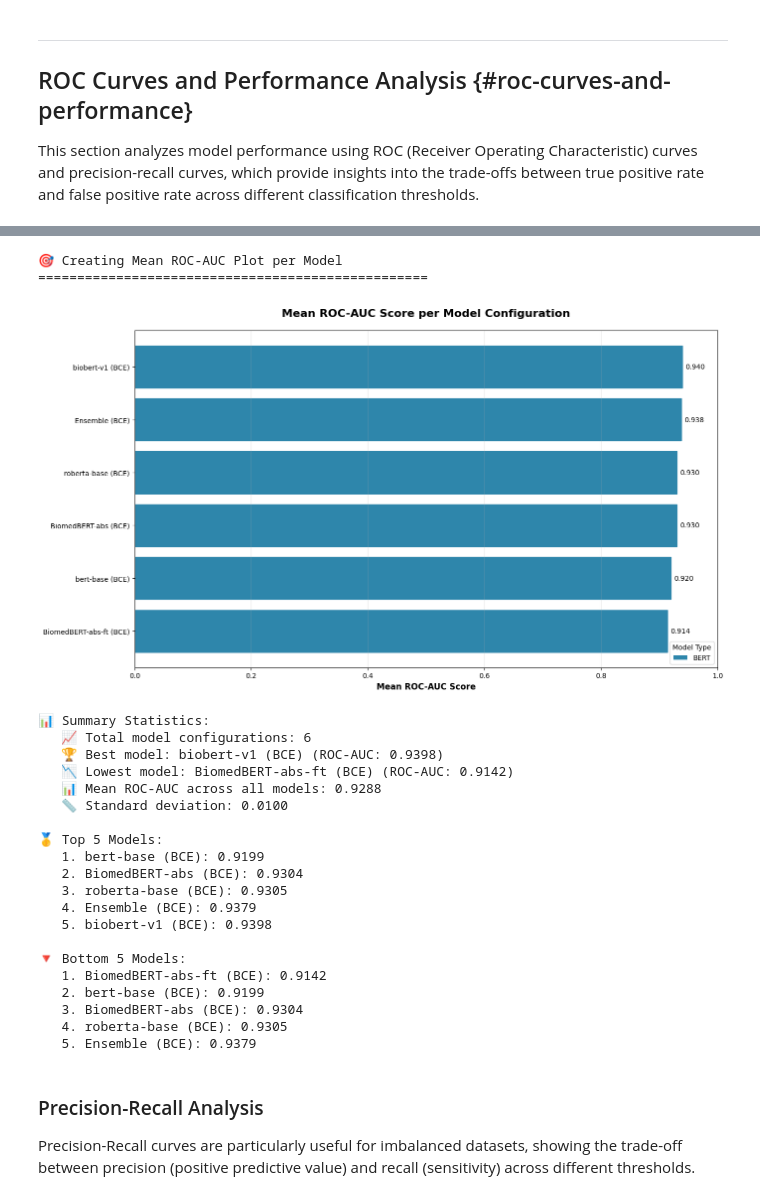
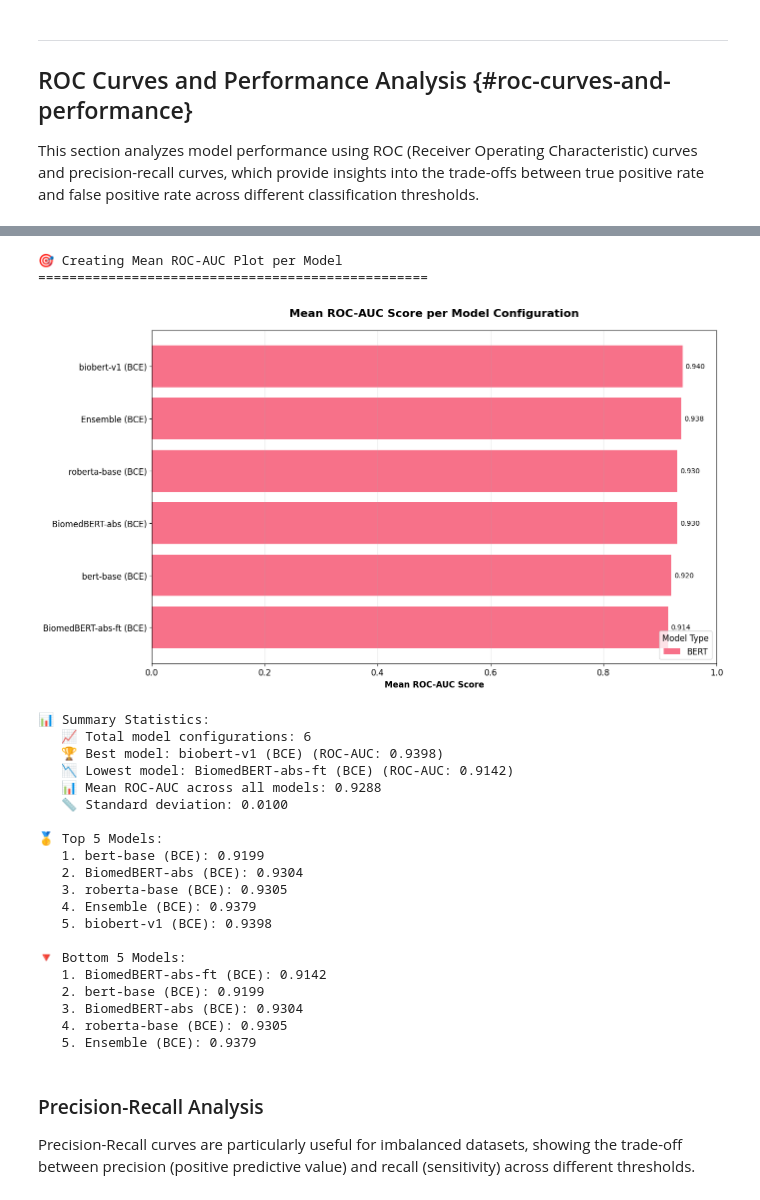
Before and after one commit to CTGN/IPBES-Classifier, a Jupyter notebook: notebooks/results copy.ipynb, the cells around one changed output, grey strips where cells are left out. Drawn from its saved outputs; the diff is of its cells as text; code cells hidden in the pictures.

```diff
--- a/notebooks/results copy.ipynb
+++ b/notebooks/results copy.ipynb
@@ -894,7 +891,6 @@ if has_prediction_files and model_data:
                 import matplotlib.pyplot as plt
 
                 categories = ['VA', 'SUA', 'IAS']
-                colors = ['#1f77b4', '#ff7f0e', '#2ca02c']
 
                 plt.figure(figsize=(10, 8))
 
@@ -920,11 +916,11 @@ if has_prediction_files and model_data:
                             'IAS': 'Invasive Alien Species'
                         }[category]
 
-                        plt.plot(fpr, tpr, color=colors[i], lw=2,
+                        plt.plot(fpr, tpr, lw=2,
                                 label=f'{category_name} (AUC = {roc_auc:.3f})')
 
                 # Plot random classifier line
-                plt.plot([0, 1], [0, 1], color='gray', lw=1, linestyle='--',
+                plt.plot([0, 1], [0, 1], lw=1, linestyle='--',
                         label='Random Classifier', alpha=0.7)
 
                 plt.xlim([0.0, 1.0])
@@ -975,9 +971,9 @@ if has_prediction_files and model_data:
                 roc_auc = auc(fpr, tpr)
 
                 plt.figure(figsize=(8, 6))
-                plt.plot(fpr, tpr, color='darkorange', lw=2,
+                plt.plot(fpr, tpr, lw=2,
                         label=f'ROC curve (AUC = {roc_auc:.3f})')
-                plt.plot([0, 1], [0, 1], color='navy', lw=2, linestyle='--',
+                plt.plot([0, 1], [0, 1], lw=2, linestyle='--',
                         label='Random Classifier')
                 plt.xlim([0.0, 1.0])
                 plt.ylim([0.0, 1.05])
@@ -1108,11 +1104,10 @@ def plot_mean_roc_auc_per_model():
     # Create horizontal bar plot
     bars = plt.barh(range(len(mean_roc_per_model)), mean_roc_per_model.values)
 
-    # Color bars by model type
-    colors = {'BERT': '#2E86AB', 'SVM': '#A23B72', 'Random Forest': '#F18F01'}
+
+    model_types = ['BERT', 'SVM', 'Random Forest']
     for i, (config, score) in enumerate(mean_roc_per_model.items()):
         model_type = roc_df[roc_df['Configuration'] == config]['Model_Type'].iloc[0]
-        bars[i].set_color(colors.get(model_type, '#808080'))
 
     # Customize plot
     plt.yticks(range(len(mean_roc_per_model)), mean_roc_per_model.index)
@@ -1125,41 +1120,41 @@ def plot_mean_roc_auc_per_model():
         plt.text(score + 0.005, i, f'{score:.3f}', va='center', fontsize=10)
 
     # Add legend
-    legend_elements = [plt.Rectangle((0,0),1,1, facecolor=color, label=model_type)
-                      for model_type, color in colors.items()
+    legend_elements = [plt.Rectangle((0,0),1,1, label=model_type)
+                      for model_type in model_types
                       if model_type in roc_df['Model_Type'].values]
     plt.legend(handles=legend_elements, loc='lower right', title='Model Type')
 
     # Set x-axis limits for better visualization
     plt.xlim(0, 1.0)
 
     plt.tight_layout()
     plt.show()
 
     # Print summary statistics
     print(f"\n📊 Summary Statistics:")
     print(f"   📈 Total model configurations: {len(mean_roc_per_model)}")
     print(f"   🏆 Best model: {mean_roc_per_model.index[-1]} (ROC-AUC: {mean_roc_per_model.iloc[-1]:.4f})")
     print(f"   📉 Lowest model: {mean_roc_per_model.index[0]} (ROC-AUC: {mean_roc_per_model.iloc[0]:.4f})")
     print(f"   📊 Mean ROC-AUC across all models: {mean_roc_per_model.mean():.4f}")
     print(f"   📏 Standard deviation: {mean_roc_per_model.std():.4f}")
 
     # Print top 5 and bottom 5
     print(f"\n🥇 Top 5 Models:")
     for i, (config, score) in enumerate(mean_roc_per_model.tail().items(), 1):
         print(f"   {i}. {config}: {score:.4f}")
 
     if len(mean_roc_per_model) > 5:
         print(f"\n🔻 Bottom 5 Models:")
         for i, (config, score) in enumerate(mean_roc_per_model.head().items(), 1):
             print(f"   {i}. {config}: {score:.4f}")
 
 # Execute the plot
 plot_mean_roc_auc_per_model()
 # %% [output]
 🎯 Creating Mean ROC-AUC Plot per Model
 ==================================================
-[figure, old version]
+[figure, new version]
 📊 Summary Statistics:
    📈 Total model configurations: 6
    🏆 Best model: biobert-v1 (BCE) (ROC-AUC: 0.9398)
```
Also changed, not shown: parts of 7 cells of this notebook.
